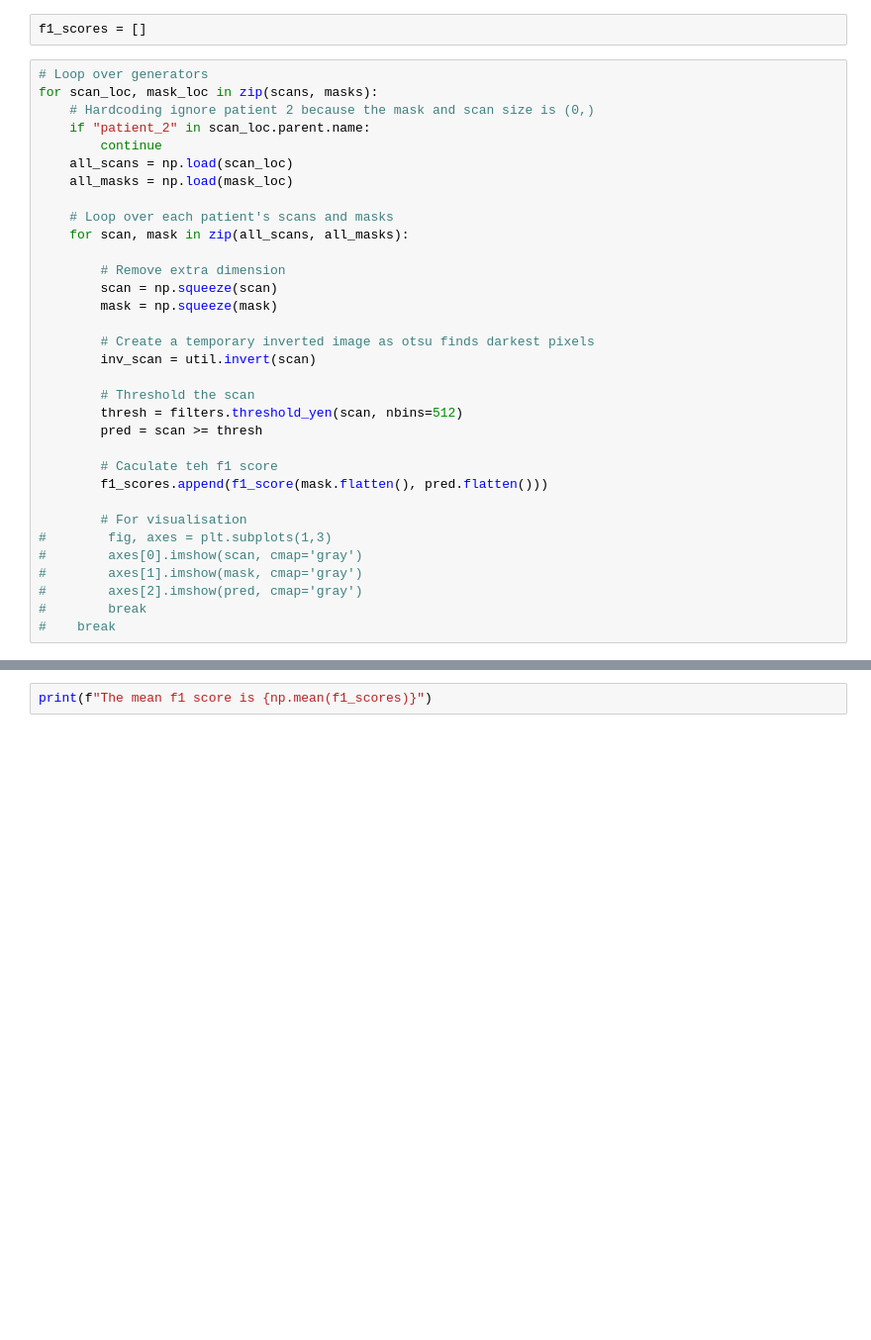
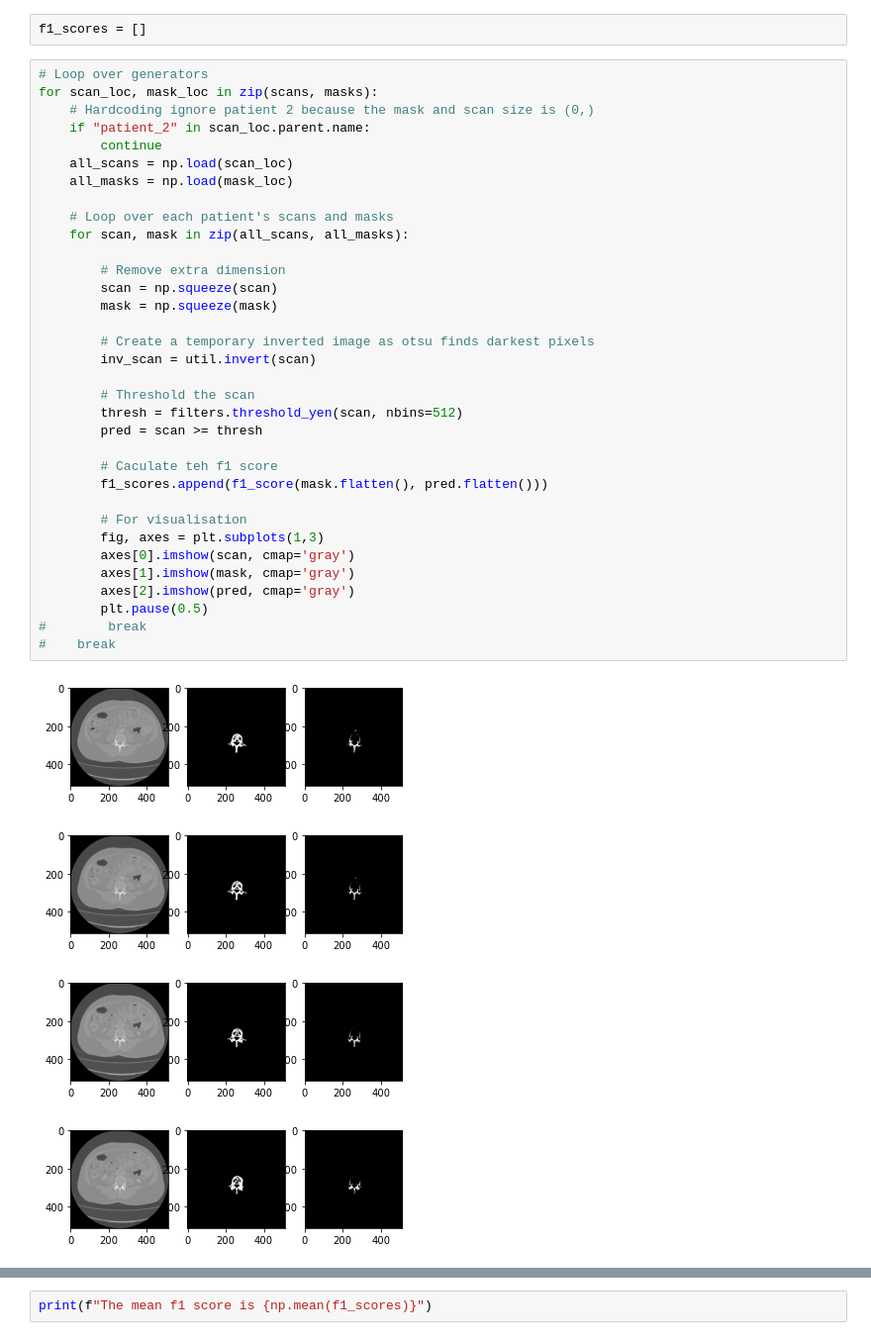
Before and after one commit to sandialabs/sibl, a Jupyter notebook: ptg/notebooks/thresholding_check.ipynb, the cells around one changed output, grey strips where cells are left out. Shown at 99% size. Saved outputs shown, nothing was run; the diff lists cells and outputs as text; blank space fills up the shorter version.

Commit message:
Updating plotting code

```diff
--- a/ptg/notebooks/thresholding_check.ipynb
+++ b/ptg/notebooks/thresholding_check.ipynb
@@ -32,33 +32,39 @@ f1_scores = []
 # %%
 # Loop over generators
 for scan_loc, mask_loc in zip(scans, masks):
     # Hardcoding ignore patient 2 because the mask and scan size is (0,)
     if "patient_2" in scan_loc.parent.name:
         continue
     all_scans = np.load(scan_loc)
     all_masks = np.load(mask_loc)
 
     # Loop over each patient's scans and masks
     for scan, mask in zip(all_scans, all_masks):
 
         # Remove extra dimension
         scan = np.squeeze(scan)
         mask = np.squeeze(mask)
 
         # Create a temporary inverted image as otsu finds darkest pixels
         inv_scan = util.invert(scan)
 
         # Threshold the scan
         thresh = filters.threshold_yen(scan, nbins=512)
         pred = scan >= thresh
 
         # Caculate teh f1 score
         f1_scores.append(f1_score(mask.flatten(), pred.flatten()))
 
         # For visualisation
-#        fig, axes = plt.subplots(1,3)
-#        axes[0].imshow(scan, cmap='gray')
-#        axes[1].imshow(mask, cmap='gray')
-#        axes[2].imshow(pred, cmap='gray')
+        fig, axes = plt.subplots(1,3)
+        axes[0].imshow(scan, cmap='gray')
+        axes[1].imshow(mask, cmap='gray')
+        axes[2].imshow(pred, cmap='gray')
+        plt.pause(0.5)
 #        break
 #    break
+# %% [output]
+[figure, added]
+[figure, added]
+[figure, added]
+[figure, added]
```
Also changed, not shown: parts of 1 cell of this notebook.
